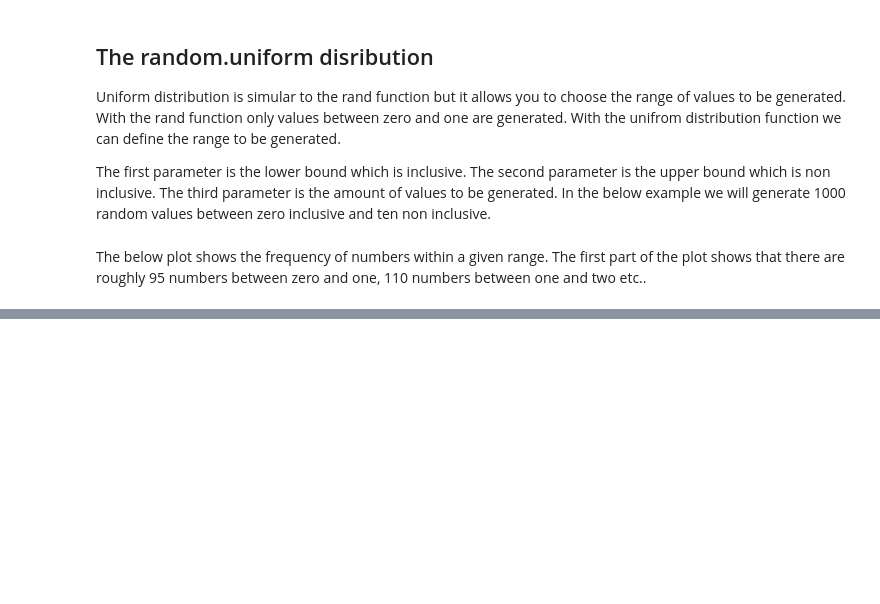
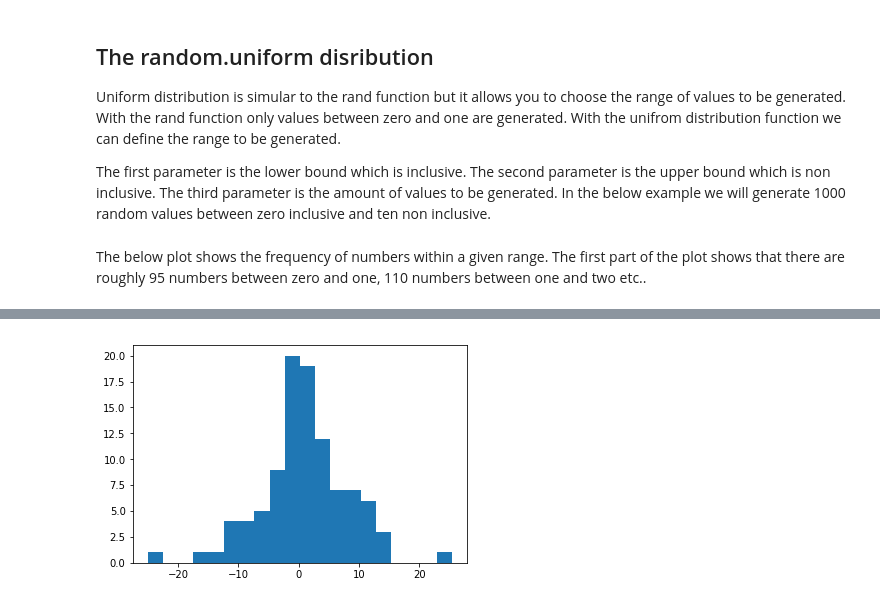
Before and after one commit to kevgleeson78/Emerge-tech-assign, a Jupyter notebook: numpy-random.ipynb, the cells around one changed output, grey strips where cells are left out. Drawn from its saved outputs; the diff is of its cells as text; code cells hidden in the pictures; blank space fills up the shorter version.

```diff
--- a/numpy-random.ipynb
+++ b/numpy-random.ipynb
@@ -96,0 +116,8 @@ plt.hist(s)
+# %%
+
+s = np.random.logistic(1, 4, 100)
+plt.hist(s,bins=20)
+
+plt.show()
+# %% [output]
+[figure, added]
```
Also changed, not shown: parts of 16 cells of this notebook.
